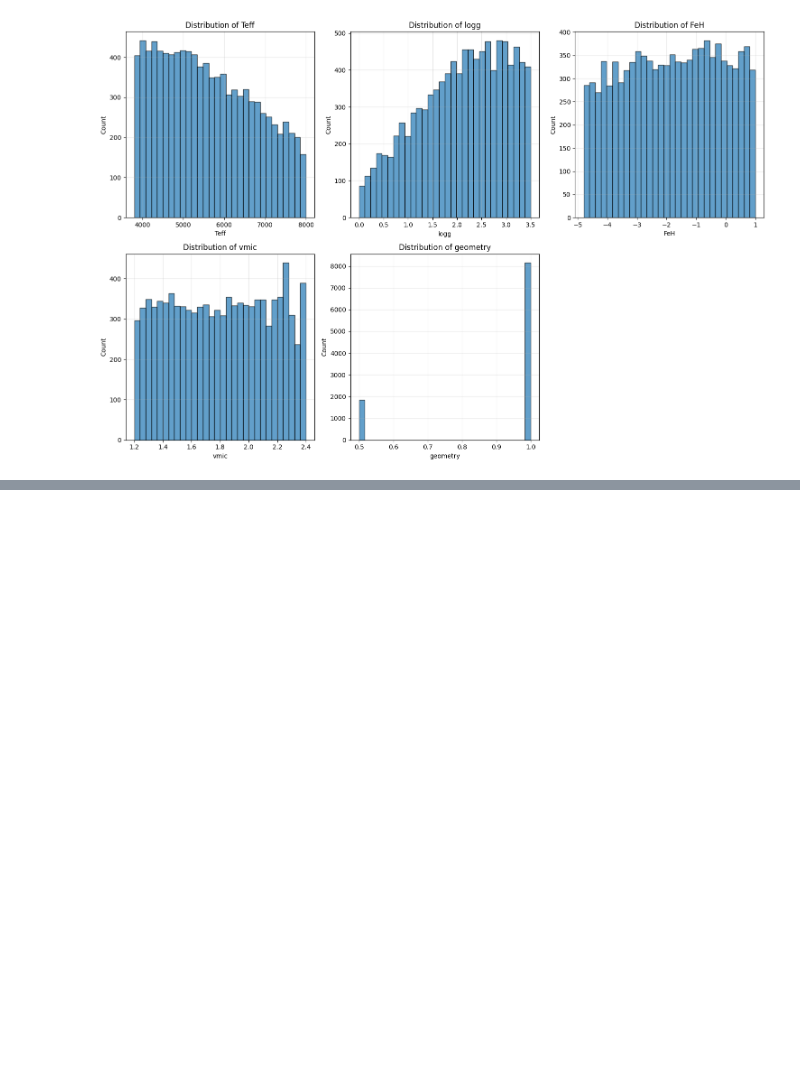
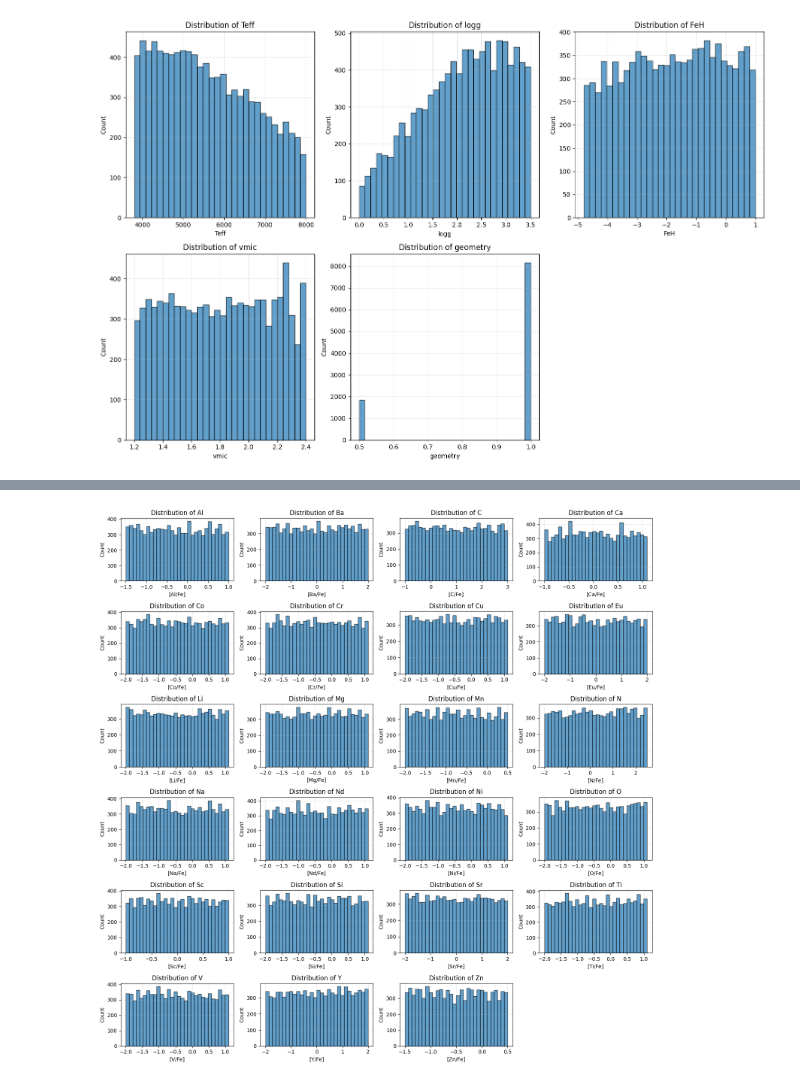
Before and after one commit to mkim0029/WEAVE_Pristine, a Jupyter notebook: data/notebooks/explore_raw_data.ipynb, the cells around one changed output, grey strips where cells are left out. Saved outputs shown, nothing was run; the diff lists cells and outputs as text; code cells hidden in the pictures; blank space fills up the shorter version.

```diff
--- a/data/notebooks/explore_raw_data.ipynb
+++ b/data/notebooks/explore_raw_data.ipynb
@@ -103,0 +175,21 @@ plt.show()
+# %%
+abunds = ['Al', 'Ba', 'C', 'Ca', 'Co', 'Cr', 'Cu', 'Eu', 'Li', 'Mg', 'Mn', 'N', 'Na', 'Nd',
+ 'Ni', 'O', 'Sc', 'Si', 'Sr', 'Ti', 'V', 'Y', 'Zn']
+
+plt.figure(figsize=(15, 15))
+
+for i, label in enumerate(abunds):
+    if label in df.columns:
+        plt.subplot(6, 4, i+1)
+        plt.hist(df[label].dropna(), bins=30, edgecolor='k', alpha=0.7)
+        plt.xlabel('['+label+'/Fe]')
+        plt.ylabel("Count")
+        plt.title(f"Distribution of {label}")
+        plt.grid(True, alpha=0.3)
+    else:
+        print(f"Label {label} not found in metadata.")
+
+plt.tight_layout()
+plt.show()
+# %% [output]
+[figure, added]
```
Also changed, not shown: parts of 4 cells of this notebook, 3 other files.
